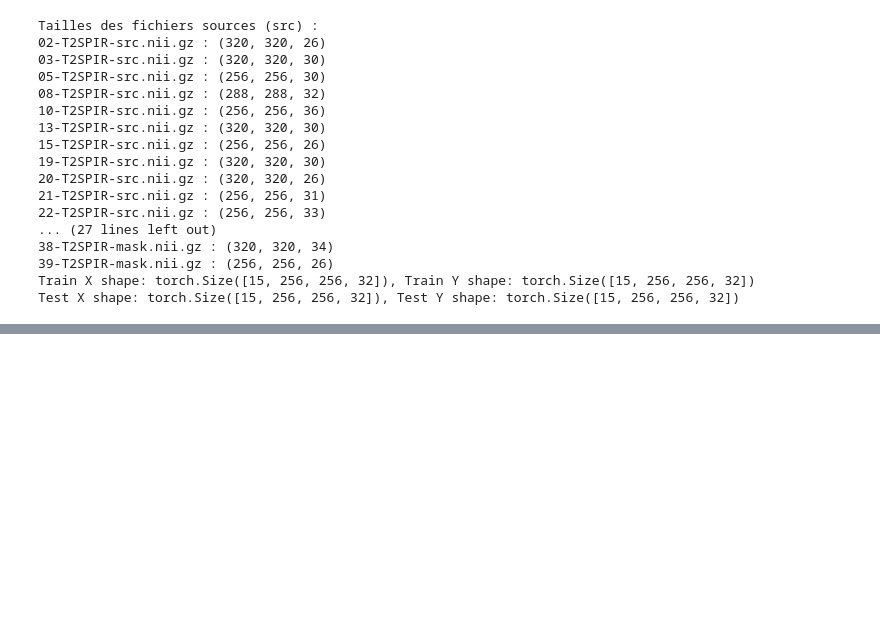
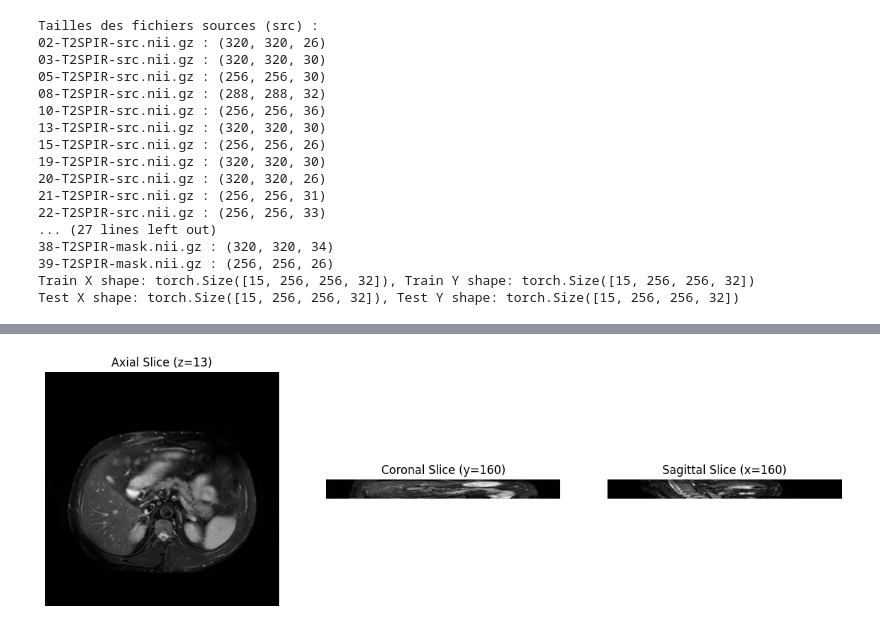
Before and after one commit to Joub2332/Attention-based-Unet-for-Segmentation, a Jupyter notebook: Architecture U-net.ipynb, the cells around one changed output, grey strips where cells are left out. Saved outputs shown, nothing was run; the diff lists cells and outputs as text; code cells hidden in the pictures; blank space fills up the shorter version.

```diff
--- a/Architecture U-net.ipynb
+++ b/Architecture U-net.ipynb
@@ -55,3 +63,21 @@ for i in range(min(10, len(src_files))):
 [figure]
 [figure]
 [figure]
+# %%
+# Test pour verifier si les images sont de quel format (float64 et 5 valeurs pour les masques)
+
+folder_path_normalized='CHAOS-MRT2-NORMALIZED'
+filesBis = os.listdir(folder_path_normalized)
+
+nii_file = filesBis[0]  # ou .nii si vous avez des fichiers non compressés
+src_path = os.path.join(folder_path_normalized, nii_file)
+nii_img = nib.load(src_path)
+
+# Extraire les données sous forme de tableau NumPy
+mask_array = nii_img.get_fdata()
+
+# Vérifier le type des données
+print(mask_array.dtype)
+
+# Vérifier les valeurs uniques dans le masque
+print(np.unique(mask_array))
@@ -296,0 +697,46 @@ RuntimeError: all elements of input should be between 0 and 1
+# %%
+def display_nii_slices(nii_file, slice_indices=None):
+    """
+    Affiche des coupes axiale, coronale et sagittale d'un fichier NIfTI.
+
+    :param nii_file: Chemin vers le fichier NIfTI (.nii ou .nii.gz)
+    :param slice_indices: Tuple avec les indices des coupes (axiale, coronale, sagittale),
+                          si None, on prend les coupes du milieu.
+    """
+    # Charger le fichier NIfTI
+    nii_data = nib.load(nii_file)
+    img_data = nii_data.get_fdata()
+
+    # Si les indices de coupes ne sont pas fournis, prendre les coupes du milieu
+    if slice_indices is None:
+        slice_indices = (img_data.shape[2] // 2,  # Axial (z)
+                         img_data.shape[1] // 2,  # Coronal (y)
+                         img_data.shape[0] // 2)  # Sagittal (x)
+
+    # Extraire les coupes
+    axial_slice = img_data[:, :, slice_indices[0]]  # Axe axial (z)
+    coronal_slice = img_data[:, slice_indices[1], :]  # Axe coronal (y)
+    sagittal_slice = img_data[slice_indices[2], :, :]  # Axe sagittal (x)
+
+    # Afficher les coupes
+    fig, axes = plt.subplots(1, 3, figsize=(15, 5))
+
+    axes[0].imshow(axial_slice.T, cmap='gray', origin='lower')
+    axes[0].set_title(f'Axial Slice (z={slice_indices[0]})')
+    axes[0].axis('off')
+
+    axes[1].imshow(coronal_slice.T, cmap='gray', origin='lower')
+    axes[1].set_title(f'Coronal Slice (y={slice_indices[1]})')
+    axes[1].axis('off')
+
+    axes[2].imshow(sagittal_slice.T, cmap='gray', origin='lower')
+    axes[2].set_title(f'Sagittal Slice (x={slice_indices[2]})')
+    axes[2].axis('off')
+
+    plt.show()
+
+# Exemple d'utilisation :
+nii_file_path = 'CHAOS-MRT2/02-T2SPIR-src.nii.gz'  # Chemin vers ton fichier .nii ou .nii.gz
+display_nii_slices(nii_file_path)
+# %% [output]
+[figure, added]
```
Also changed, not shown: parts of 23 cells of this notebook, 4 other files.
